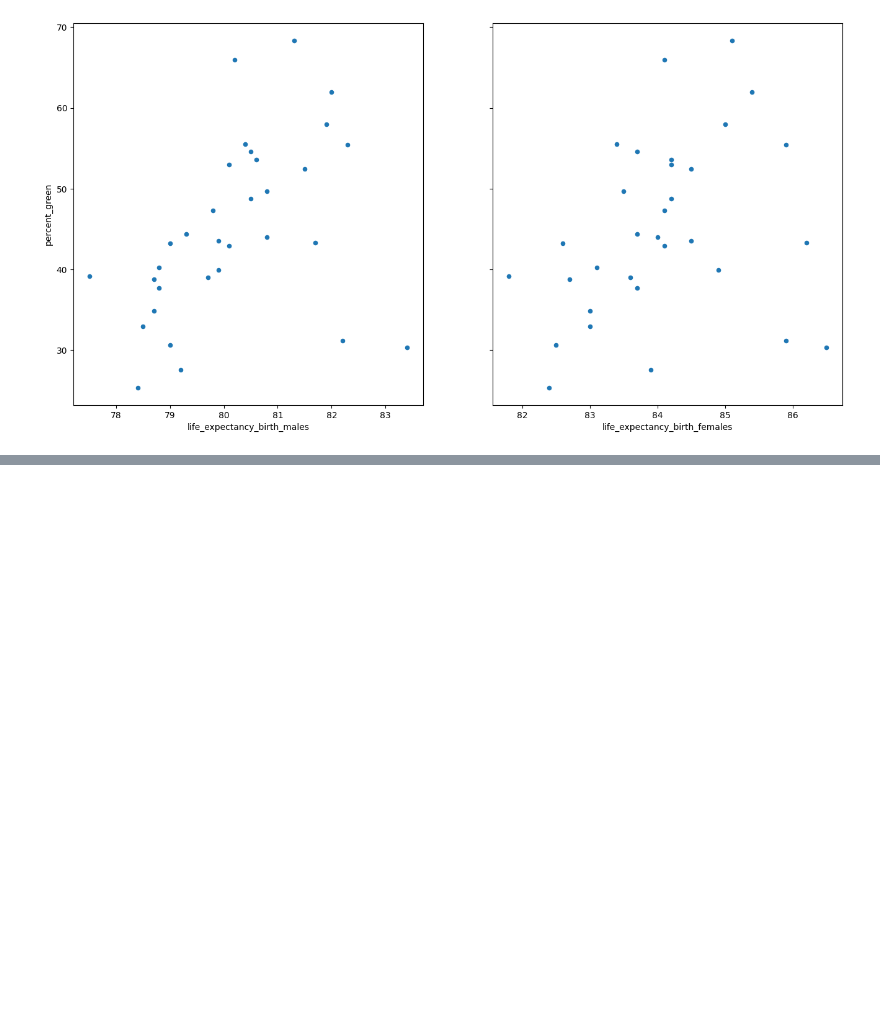
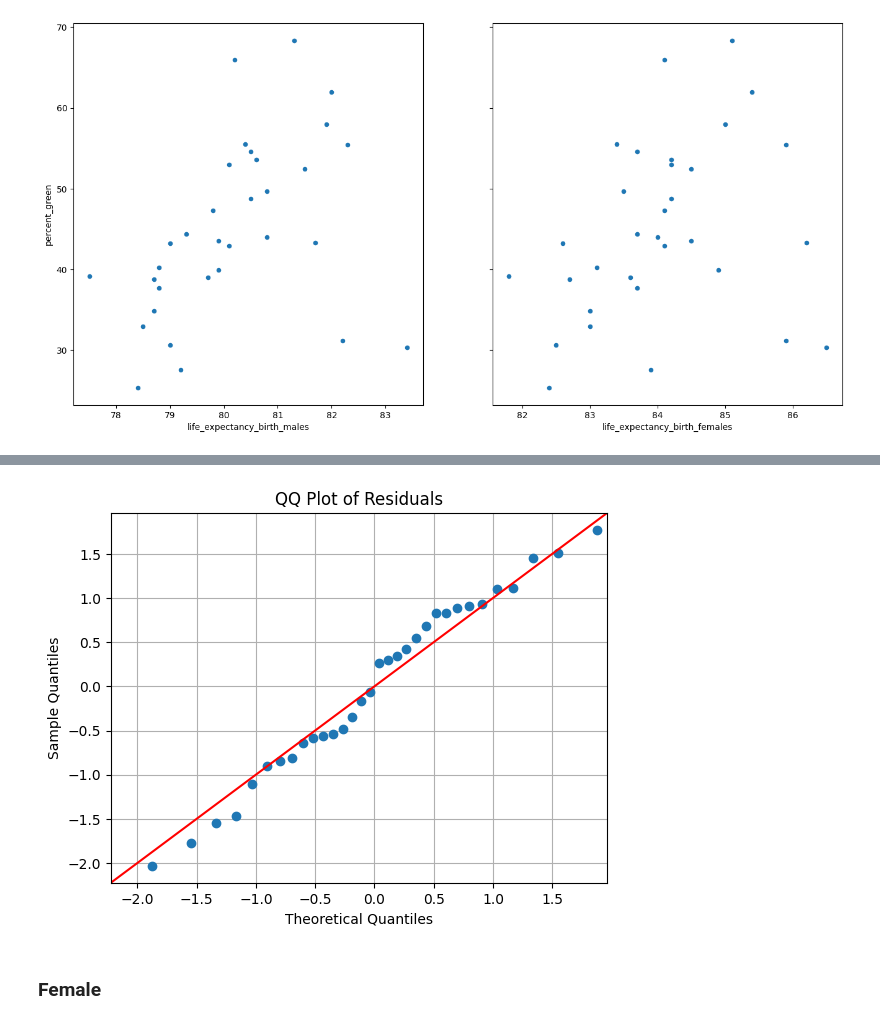
Before and after one commit to yiyansun/qm_groupwork, a Jupyter notebook: LifeExpectancy.ipynb, the cells around one changed output, grey strips where cells are left out. Drawn from its saved outputs; the diff is of its cells as text; code cells hidden in the pictures; blank space fills up the shorter version.

```diff
--- a/LifeExpectancy.ipynb
+++ b/LifeExpectancy.ipynb
@@ -357,0 +446,13 @@ df.plot(kind='scatter', x='life_expectancy_birth_females', y='percent_green', ax
+# %%
+fig = sm.qqplot(reg_lifemale_green_access.resid, fit=True, line="45")
+plt.title('QQ Plot of Residuals')
+
+# Adding grid lines (optional)
+plt.grid(True)
+
+# Display the plot
+plt.show()
+# %% [output]
+[figure, added]
+# %% [markdown]
+### Female
```
Also changed, not shown: parts of 31 cells of this notebook.
